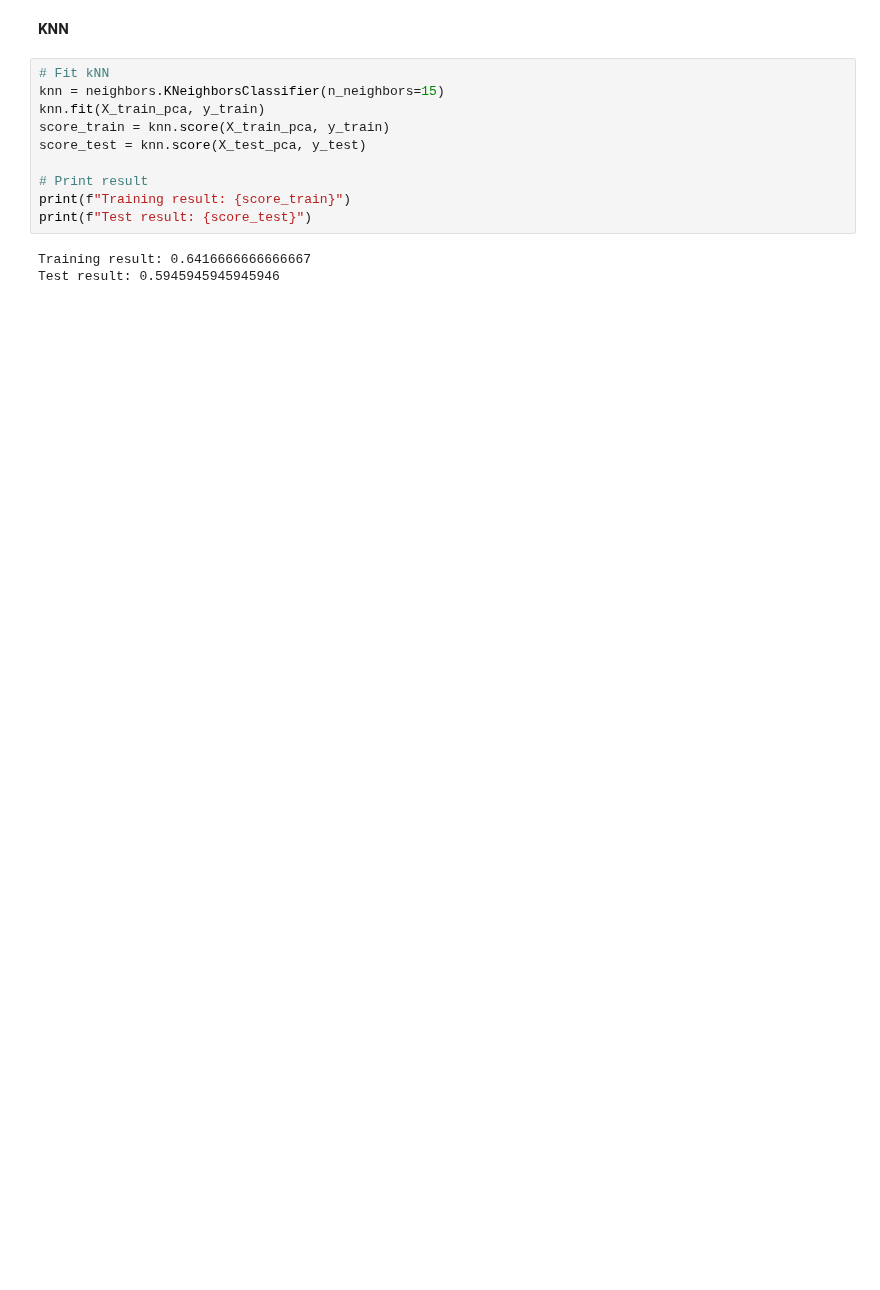
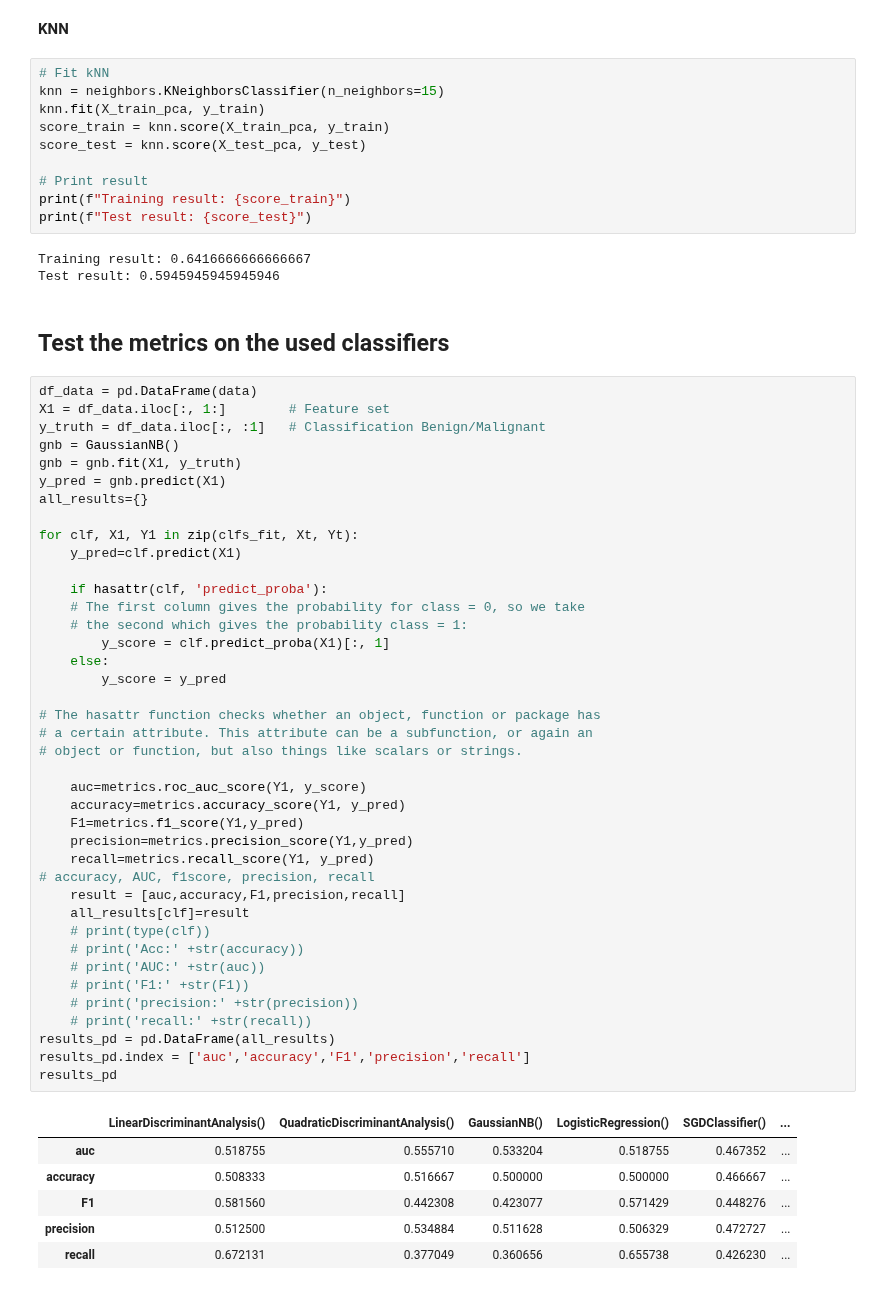
Before and after one commit to folkertj00/liver_learning, a Jupyter notebook: assignment.ipynb, the cells around one changed output. Saved outputs shown, nothing was run; the diff lists cells and outputs as text; blank space fills up the shorter version.

Commit message:
Toevoeging auc, acc etc check

```diff
--- a/assignment.ipynb
+++ b/assignment.ipynb
@@ -320,3 +318,52 @@ print(f"Test result: {score_test}")
 # %% [output]
 Training result: 0.6416666666666667
 Test result: 0.5945945945945946
+# %% [markdown]
+## Test the metrics on the used classifiers
+# %%
+df_data = pd.DataFrame(data)
+X1 = df_data.iloc[:, 1:]        # Feature set
+y_truth = df_data.iloc[:, :1]   # Classification Benign/Malignant
+gnb = GaussianNB()
+gnb = gnb.fit(X1, y_truth)
+y_pred = gnb.predict(X1)
+all_results={}
+
+for clf, X1, Y1 in zip(clfs_fit, Xt, Yt):
+    y_pred=clf.predict(X1)
+
+    if hasattr(clf, 'predict_proba'):
+    # The first column gives the probability for class = 0, so we take
+    # the second which gives the probability class = 1:
+        y_score = clf.predict_proba(X1)[:, 1]
+    else:
+        y_score = y_pred
+
+# The hasattr function checks whether an object, function or package has
+# a certain attribute. This attribute can be a subfunction, or again an
+# object or function, but also things like scalars or strings.
+
+    auc=metrics.roc_auc_score(Y1, y_score)
+    accuracy=metrics.accuracy_score(Y1, y_pred)
+    F1=metrics.f1_score(Y1,y_pred)
+    precision=metrics.precision_score(Y1,y_pred)
+    recall=metrics.recall_score(Y1, y_pred)
+# accuracy, AUC, f1score, precision, recall
+    result = [auc,accuracy,F1,precision,recall]
+    all_results[clf]=result
+    # print(type(clf))
+    # print('Acc:' +str(accuracy))
+    # print('AUC:' +str(auc))
+    # print('F1:' +str(F1))
+    # print('precision:' +str(precision))
+    # print('recall:' +str(recall))
+results_pd = pd.DataFrame(all_results)
+results_pd.index = ['auc','accuracy','F1','precision','recall']
+results_pd
+# %% [output]
+|  | LinearDiscriminantAnalysis() | QuadraticDiscriminantAnalysis() | GaussianNB() | LogisticRegression() | SGDClassifier() | ... |
+| auc | 0.518755 | 0.555710 | 0.533204 | 0.518755 | 0.467352 | ... |
+| accuracy | 0.508333 | 0.516667 | 0.500000 | 0.500000 | 0.466667 | ... |
+| F1 | 0.581560 | 0.442308 | 0.423077 | 0.571429 | 0.448276 | ... |
+| precision | 0.512500 | 0.534884 | 0.511628 | 0.506329 | 0.472727 | ... |
+| recall | 0.672131 | 0.377049 | 0.360656 | 0.655738 | 0.426230 | ... |
```
Also changed, not shown: parts of 1 cell of this notebook.
